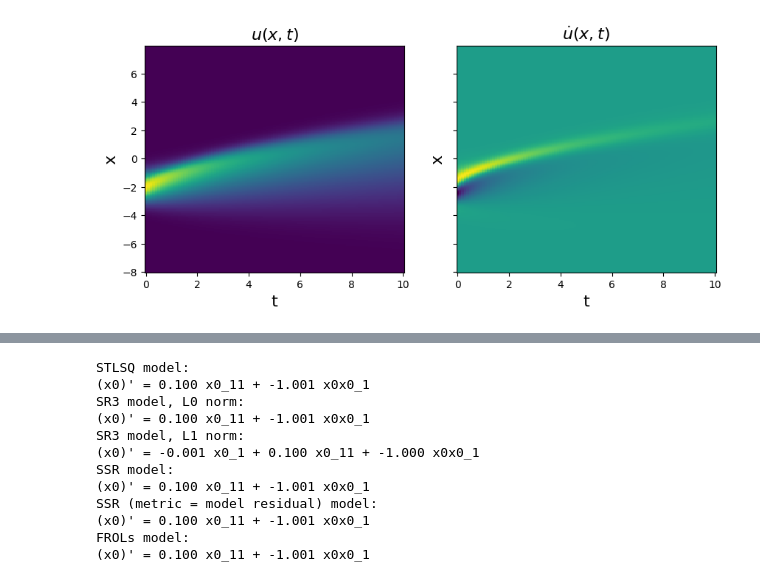
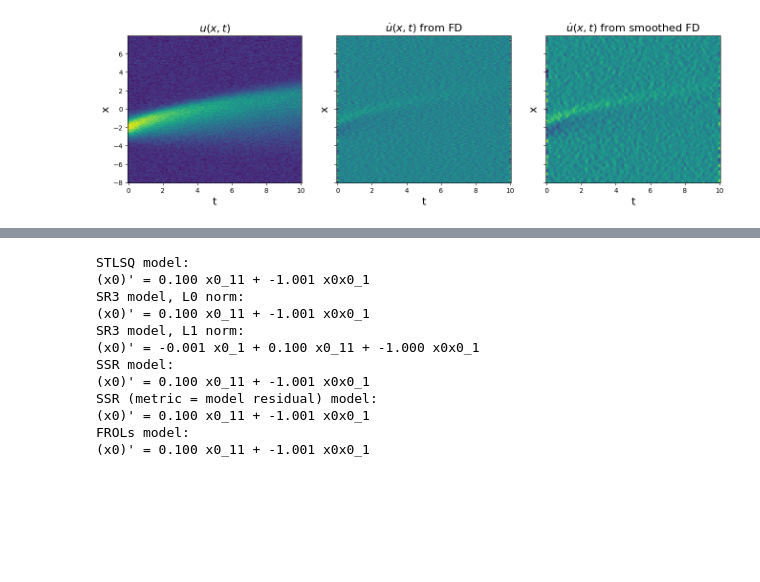
Before and after one commit to brunoCCOS/bs-find-with-sindy, a Jupyter notebook: exemplols.ipynb, the cells around one changed output, grey strips where cells are left out. Cells and saved outputs as stored; diff of their text form; code cells hidden in the pictures; blank space fills up the shorter version.

Commit message:
fix derivative and new data found

```diff
--- a/exemplols.ipynb
+++ b/exemplols.ipynb
@@ -21,33 +21,44 @@ integrator_keywords['rtol'] = 1e-12
 integrator_keywords['method'] = 'LSODA'
 integrator_keywords['atol'] = 1e-12
 # %%
-# Load data from .mat file
-data = loadmat('data/burgers.mat')
-t = np.ravel(data['t'])
-x = np.ravel(data['x'])
-u = np.real(data['usol'])
-dt = t[1] - t[0]
+data = loadmat("data/burgers.mat")
+time = np.ravel(data["t"])
+x = np.ravel(data["x"])
+u = np.real(data["usol"])
+dt = time[1] - time[0]
 dx = x[1] - x[0]
+rmse = mean_squared_error(u, np.zeros(u.shape), squared=False)
+# add 20% noise (note the impact on derivatives depends on step size...)
+u = u + np.random.normal(0, rmse / 5.0, u.shape)
 
 # Plot u and u_dot
-plt.figure(figsize=(10, 4))
-plt.subplot(1, 2, 1)
-plt.pcolormesh(t, x, u)
-plt.xlabel('t', fontsize=16)
-plt.ylabel('x', fontsize=16)
-plt.title(r'$u(x, t)$', fontsize=16)
+plt.figure(figsize=(16, 4))
+plt.subplot(1, 3, 1)
+plt.pcolormesh(time, x, u)
+plt.xlabel("t", fontsize=16)
+plt.ylabel("x", fontsize=16)
+plt.title(r"$u(x, t)$", fontsize=16)
+
 u_dot = ps.FiniteDifference(axis=1)._differentiate(u, t=dt)
-
-plt.subplot(1, 2, 2)
-plt.pcolormesh(t, x, u_dot)
-plt.xlabel('t', fontsize=16)
-plt.ylabel('x', fontsize=16)
+plt.subplot(1, 3, 2)
+plt.pcolormesh(time, x, u_dot)
+plt.xlabel("t", fontsize=16)
+plt.ylabel("x", fontsize=16)
 ax = plt.gca()
 ax.set_yticklabels([])
-plt.title(r'$\dot{u}(x, t)$', fontsize=16)
+plt.title(r"$\dot{u}(x, t)$ from FD", fontsize=16)
+
+u_dot = ps.SmoothedFiniteDifference(axis=1)._differentiate(u, t=dt)
+plt.subplot(1, 3, 3)
+plt.pcolormesh(time, x, u_dot)
+plt.xlabel("t", fontsize=16)
+plt.ylabel("x", fontsize=16)
+ax = plt.gca()
+ax.set_yticklabels([])
+plt.title(r"$\dot{u}(x, t)$ from smoothed FD", fontsize=16)
 plt.show()
+# See how much SmoothedFiniteDifference improves the derivatives!
 
-u = u.reshape(len(x), len(t), 1)
-u_dot = u_dot.reshape(len(x), len(t), 1)
+u = np.reshape(u, (len(x), len(time), 1))
 # %% [output]
-[figure, old version]
+[figure, new version]
```
Also changed, not shown: parts of 2 cells of this notebook, 3 other files.
